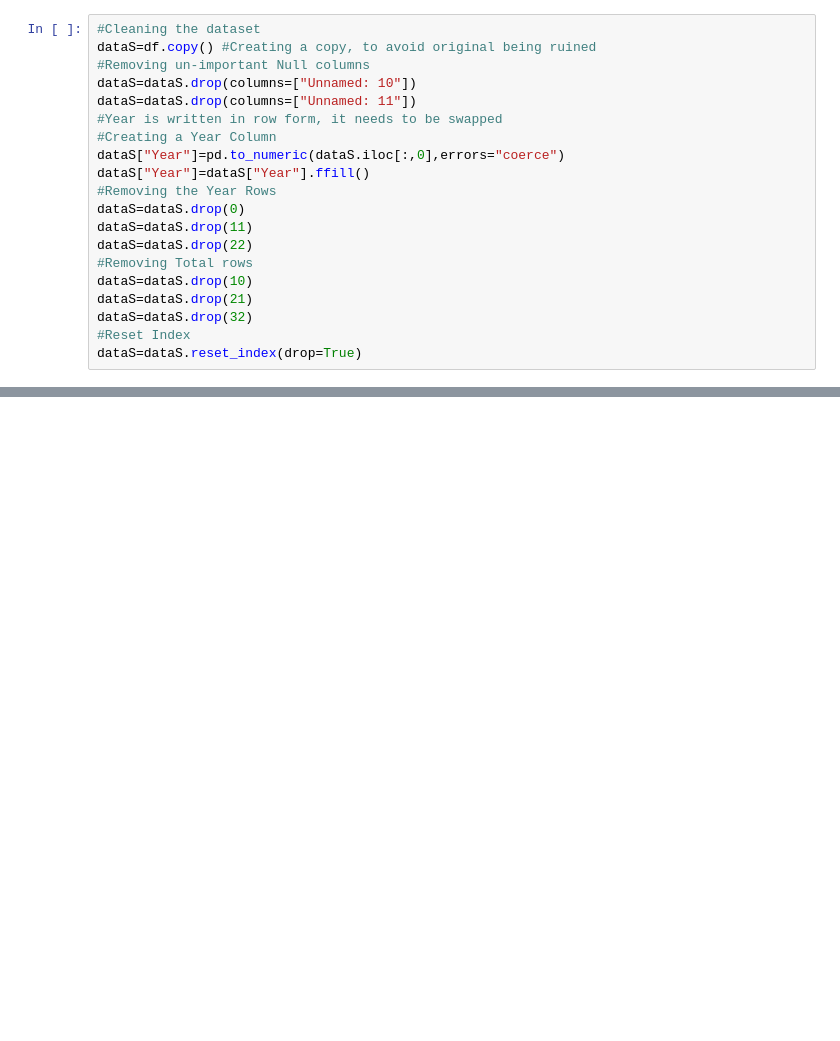
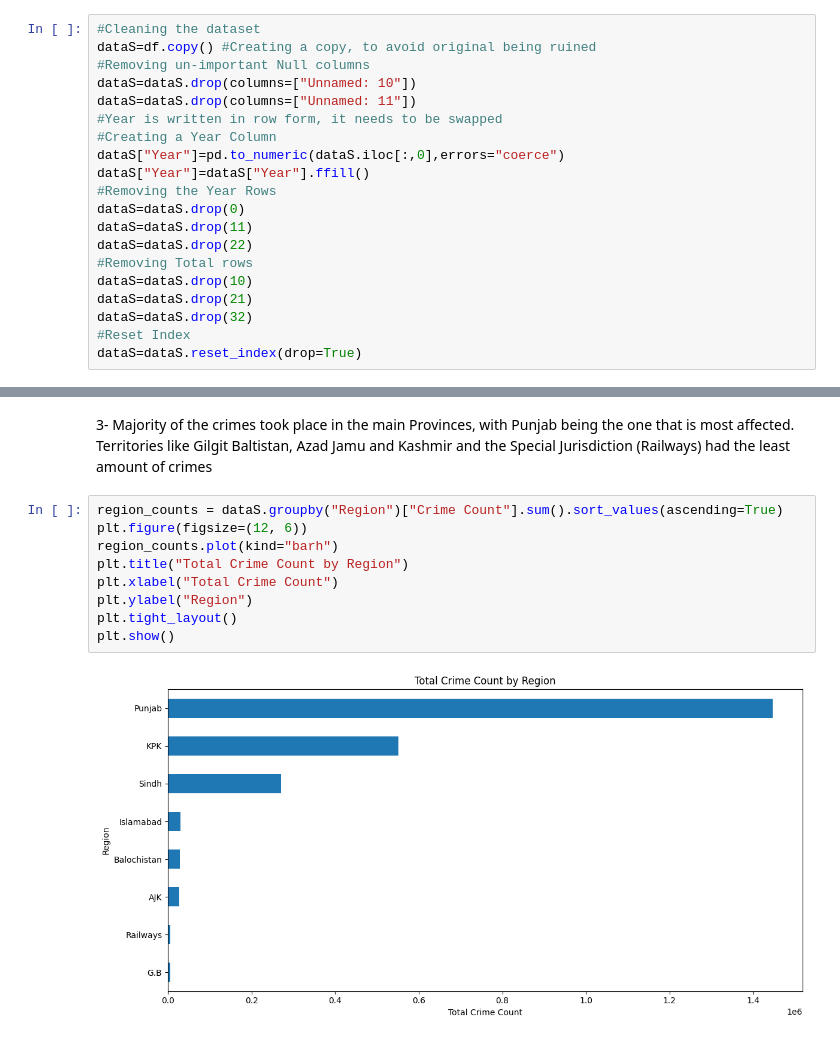
Before and after one commit to hassanfasih131-cpu/Crime_Pakistan, a Jupyter notebook: Crime_Pakistan.ipynb, the cells around one changed output, grey strips where cells are left out. Saved outputs shown, nothing was run; the diff lists cells and outputs as text; blank space fills up the shorter version.

```diff
--- a/Crime_Pakistan.ipynb
+++ b/Crime_Pakistan.ipynb
@@ -124,0 +154,13 @@ There are now 0  missing values
+# %% [markdown]
+3- Majority of the crimes took place in the main Provinces, with Punjab being the one that is most affected. Territories like Gilgit Baltistan, Azad Jamu and Kashmir and the Special Jurisdiction (Railways) had the least amount of crimes
+# %%
+region_counts = dataS.groupby("Region")["Crime Count"].sum().sort_values(ascending=True)
+plt.figure(figsize=(12, 6))
+region_counts.plot(kind="barh")
+plt.title("Total Crime Count by Region")
+plt.xlabel("Total Crime Count")
+plt.ylabel("Region")
+plt.tight_layout()
+plt.show()
+# %% [output]
+[figure, added]
```
Also changed, not shown: parts of 11 cells of this notebook.
